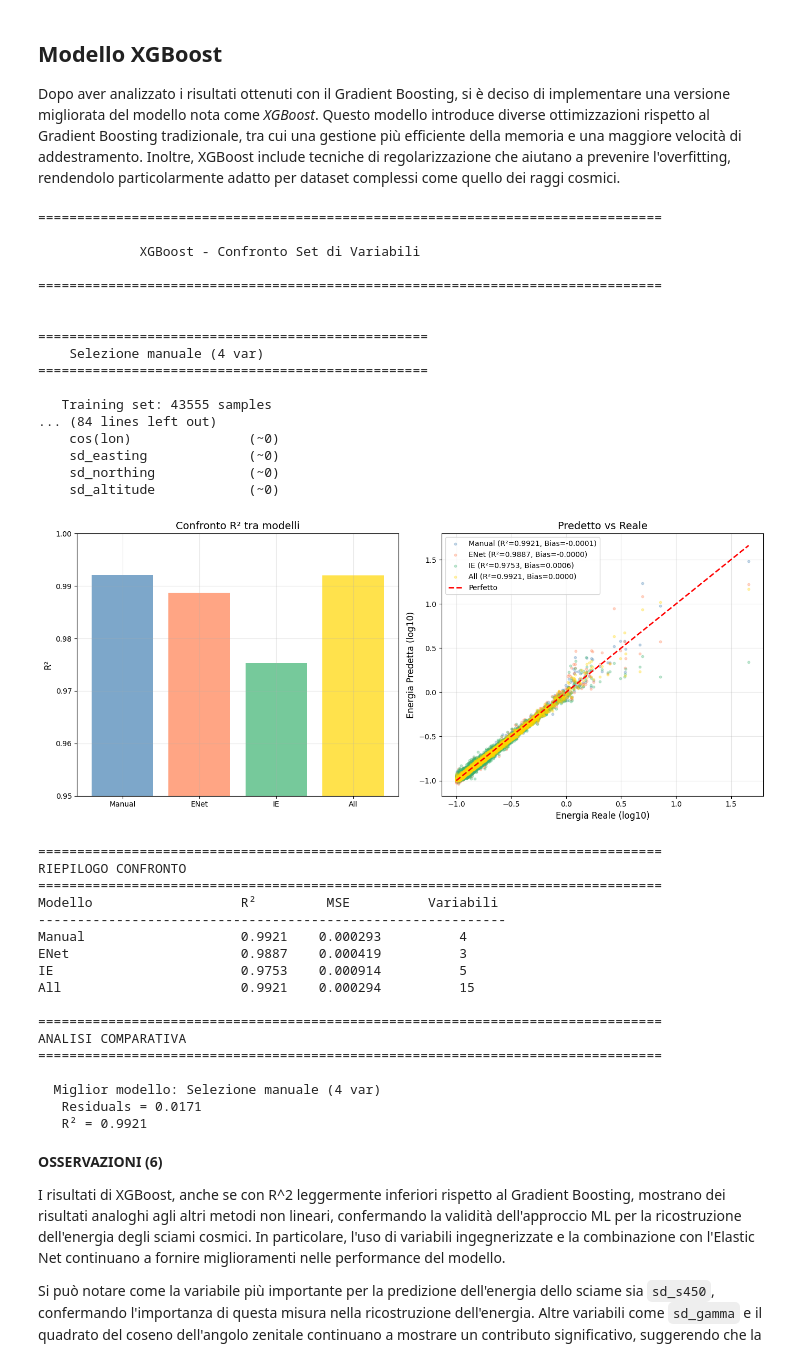
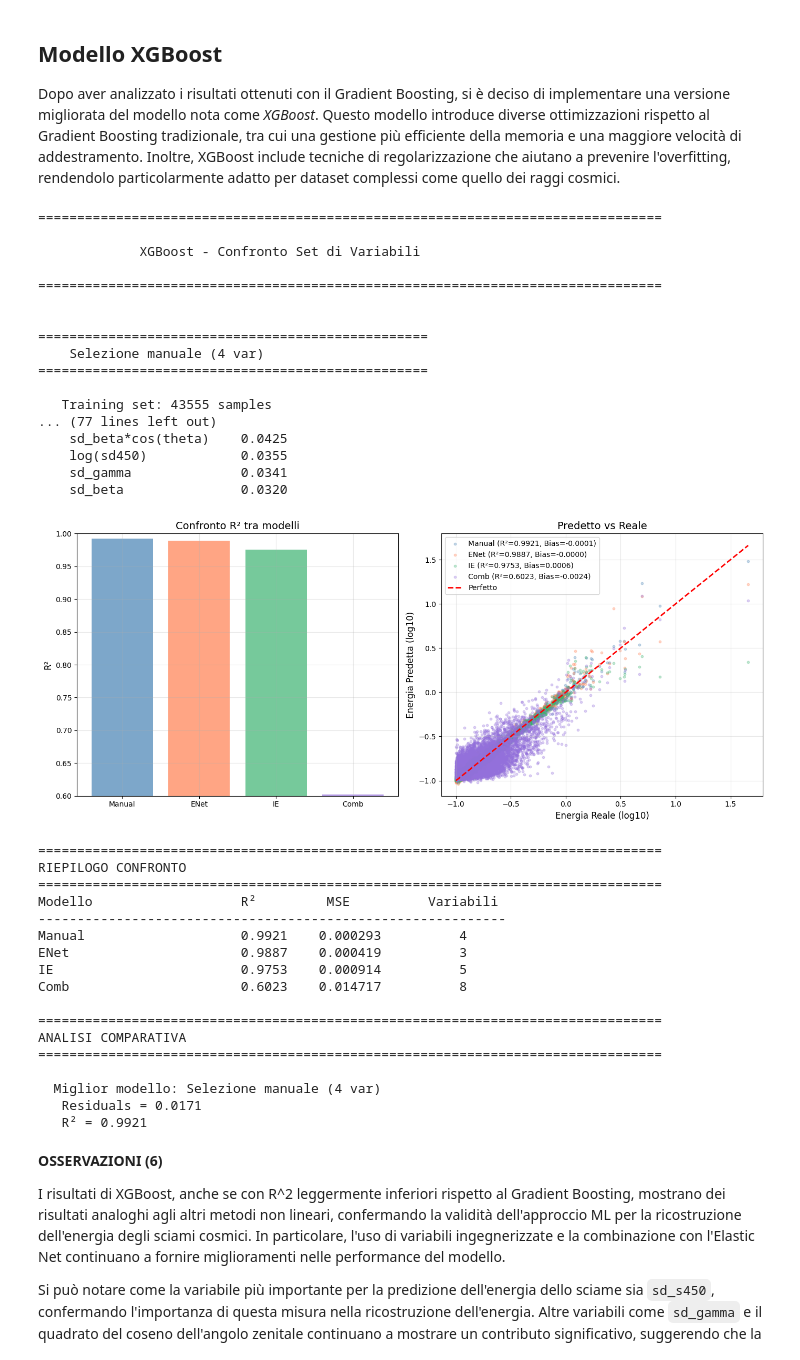
Before and after one commit to robdilor/advsimtech_rdl_esame, a Jupyter notebook: Project.ipynb, the cells around one changed output. Saved outputs shown, nothing was run; the diff lists cells and outputs as text; code cells hidden in the pictures.

```diff
--- a/Project.ipynb
+++ b/Project.ipynb
@@ -94,11 +107,13 @@ myheader.remove('sd_s38')
 
 # Check dati con fd
 fd_cols = [i for i, col in enumerate(myheader) if col.startswith('fd_')]
+golden_rows = []
 complete_rows = 0
 for i in range(len(mydata)):
     for j in fd_cols:
         if mydata[i][j] != '':
             complete_rows += 1
+            golden_rows.append(i)
             break  # Esci dal ciclo interno se trovi almeno un dato in una colonna FD
 
 print("Numero di righe con dati FD:", complete_rows,'\n')
@@ -1249,13 +1284,26 @@ for config_name, config in configs.items():
         'residuals': residuals,
         'n_var': X_train.shape[1]
     }
+
+    iptz = []
+    namez = []
+    for i in sorted_idx:
+        if importance[i] >= 0.01:
+            iptz.append(importance[i])
+            namez.append(nomi_var[i])
+        else:
+            iptz.append(0.0)
+            namez.append(nomi_var[i])
+
     if basic == False:
         models_gb[config_name] = {'Modello': best_gb,
-                                  'Coeff': [importance[i] for i in range(len(importance)) if importance[i] >= 0.01],
+                                  'Coeff': iptz ,
+                                  'Nomi in ordine': namez,
                                   'Parametri': best_params}
     elif basic == True:
         models_gb[config_name] = {'Modello': gb,
-                                  'Coeff': [importance[i] for i in range(len(importance)) if importance[i] >= 0.01],
+                                  'Coeff': iptz ,
+                                  'Nomi in ordine': namez,
                                   'Parametri': None}
     predictions_gb[config_name] = y_pred
 
@@ -1389,9 +1437,15 @@ configs2 = {
         'nomi': [ing_list[i] for i in selected_ie],
         'colore': 'mediumseagreen',
         'sigla': 'IE'
+    },
+    f'Combinazione ({len(selected_comb)} var)': {
+        'colonne': selected_comb,  # Le variabili combinate selezionate dal terzo Elastic Net
+        'nomi': [comb_list[i] for i in selected_comb],
+        'colore': 'mediumpurple',
+        'sigla': 'Comb'
     }
     # Disposizione per eventuale eliminazione del modello a tutte le variabili, che non è coerente con il resto dei modelli.
-    , f'Tutte le variabili ({len(this_varlist)} var)': {'colonne': list(range(set_of_vars.shape[1])), 'nomi': this_varlist, 'colore': 'gold', 'sigla': 'All'}
+    #, f'Tutte le variabili ({len(this_varlist)} var)': {'colonne': list(range(set_of_vars.shape[1])), 'nomi': this_varlist, 'colore': 'gold', 'sigla': 'All'}
 }
 
 
@@ -1523,13 +1577,26 @@ for config_name, config in configs2.items():
         'residuals': residuals,
         'n_var': X_train.shape[1]
     }
+
+    iptz = []
+    namez = []
+    for i in sorted_idx:
+        if importance[i] >= 0.01:
+            iptz.append(importance[i])
+            namez.append(nomi_var[i])
+        else:
+            iptz.append(0.0)
+            namez.append(nomi_var[i])
+
     if basic == False:
         models_xgb[config_name] = {'Modello': best_xgb,
-                                    'Coeff': [importance[i] for i in range(len(importance)) if importance[i] >= 0.01],
+                                    'Coeff': iptz,
+                                    'Nomi in ordine': namez,
                                     'Parametri': best_params}
     elif basic == True:
         models_xgb[config_name] = {'Modello': model_xgb,
-                                   'Coeff': [importance[i] for i in range(len(importance)) if importance[i] >= 0.01],
+                                   'Coeff': iptz,
+                                   'Nomi in ordine': namez,
                                    'Parametri': None}
     predictions_xgb[config_name] = y_pred
 
@@ -1578,39 +1645,39 @@ print("="*80)
 print(f"{'Modello':<25} {'R²':<10} {'MSE':<12} {'Variabili':<10}")
 print("-"*60)
 for name, res in results_xgb.items():
     name_clean = configs2[name]['sigla']
     print(f"{name_clean:<25} {res['r2']:.4f}    {res['mse']:.6f}          {res['n_var']}")
 
 # --- Analisi comparativa ---
 print("\n" + "="*80)
 print("ANALISI COMPARATIVA")
 print("="*80)
 
 # Trova il modello migliore dai residui
 best_model = min(results_xgb, key=lambda x: results_xgb[x]['residuals'].std())  # Modello con la deviazione standard dei residui più bassa
 best_r2 = results_xgb[best_model]['r2']
 print(f"\n  Miglior modello: {best_model}")
 print(f"   Residuals = {results_xgb[best_model]['residuals'].std():.4f}")
 print(f"   R² = {best_r2:.4f}")
 # %% [output]
 ================================================================================
 
              XGBoost - Confronto Set di Variabili
 
 ================================================================================
 
 
 ==================================================
     Selezione manuale (4 var)
 ==================================================
 
    Training set: 43555 samples
-... (84 lines left out)
-    cos(lon)               (~0)
-    sd_easting             (~0)
-    sd_northing            (~0)
-    sd_altitude            (~0)
+... (77 lines left out)
+    sd_beta*cos(theta)    0.0425
+    log(sd450)            0.0355
+    sd_gamma              0.0341
+    sd_beta               0.0320
-[figure, old version]
+[figure, new version]
 ================================================================================
 RIEPILOGO CONFRONTO
 ================================================================================
@@ -1619,7 +1686,7 @@ Modello                   R²         MSE          Variabili
 Manual                    0.9921    0.000293          4
 ENet                      0.9887    0.000419          3
 IE                        0.9753    0.000914          5
-All                       0.9921    0.000294          15
+Comb                      0.6023    0.014717          8
 
 ================================================================================
 ANALISI COMPARATIVA
```
Also changed, not shown: parts of 5 cells of this notebook, 18 other files.
